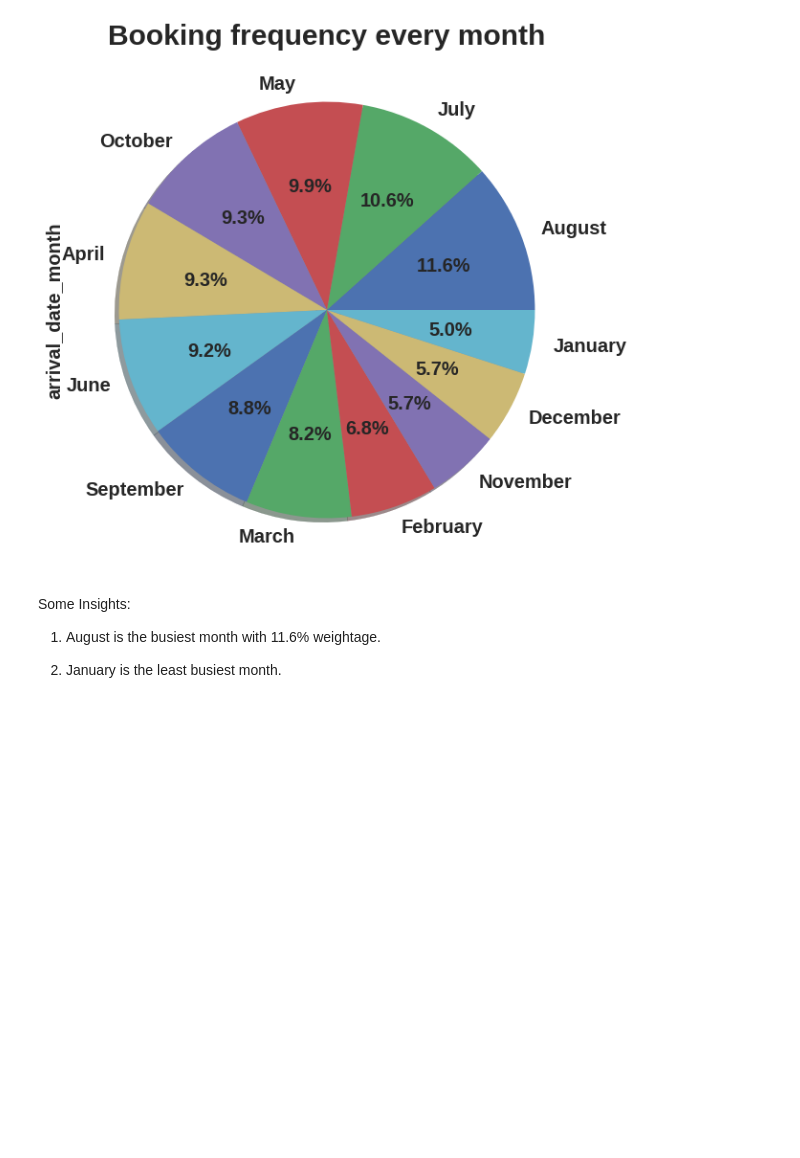
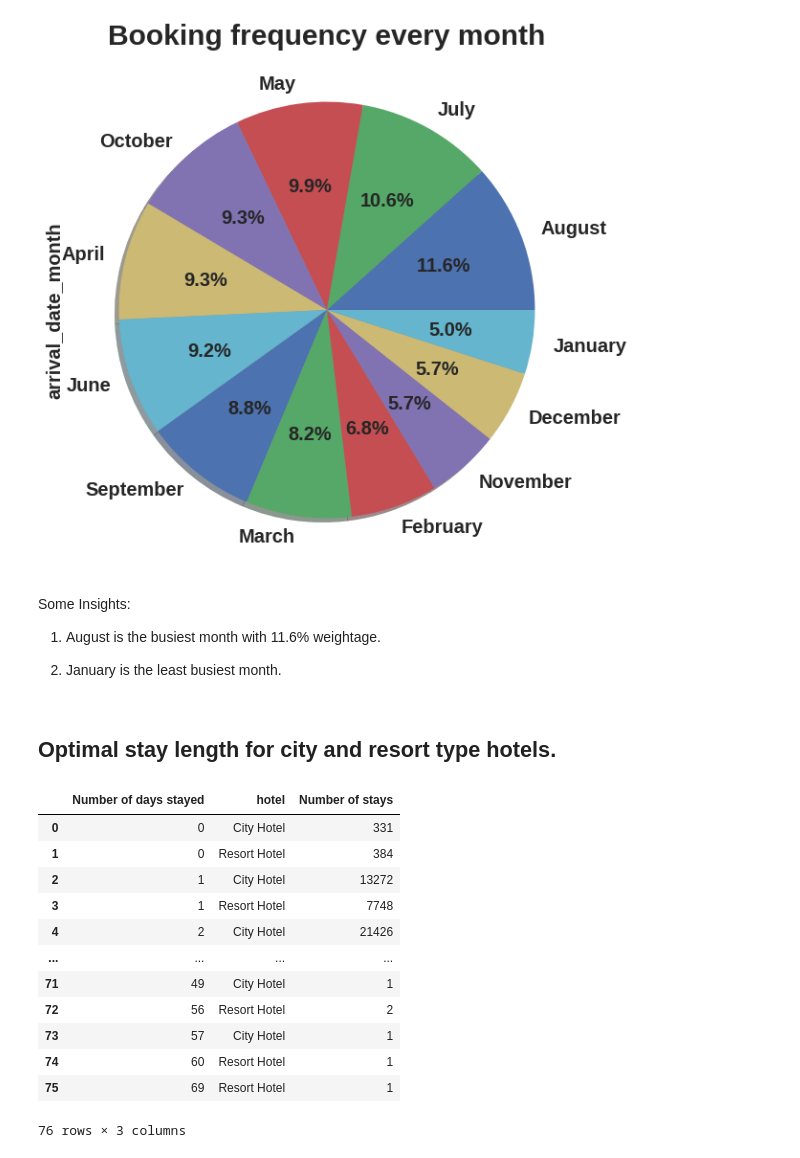
Before and after one commit to Samarjeet-singh-chhabra/EDA-Hotel-Booking-Analysis, a Jupyter notebook: Hotel_Booking_Analysis_Samarjeet_Singh_Chhabra.ipynb, the cells around one changed output. Drawn from its saved outputs; the diff is of its cells as text; code cells hidden in the pictures; blank space fills up the shorter version.

```diff
--- a/Hotel_Booking_Analysis_Samarjeet_Singh_Chhabra.ipynb
+++ b/Hotel_Booking_Analysis_Samarjeet_Singh_Chhabra.ipynb
@@ -366,3 +373,26 @@ Some Insights:
 1) August is the busiest month with 11.6% weightage.
 
 2) January is the least busiest month.
+# %% [markdown]
+## Optimal stay length for city and resort type hotels.
+# %%
+# Group by of total stay and hotel
+days_hotel = hotels_df_copy.groupby(['total_stay', 'hotel']).agg('count').reset_index()
+days_hotel = days_hotel.iloc[:, :3]                                                   # take 1st 3 columns
+days_hotel = days_hotel.rename(columns={'total_stay': 'Number of days stayed' ,'is_canceled':'Number of stays'})
+
+days_hotel
+# %% [output]
+|  | Number of days stayed | hotel | Number of stays |
+| 0 | 0 | City Hotel | 331 |
+| 1 | 0 | Resort Hotel | 384 |
+| 2 | 1 | City Hotel | 13272 |
+| 3 | 1 | Resort Hotel | 7748 |
+| 4 | 2 | City Hotel | 21426 |
+| ... | ... | ... | ... |
+| 71 | 49 | City Hotel | 1 |
+| 72 | 56 | Resort Hotel | 2 |
+| 73 | 57 | City Hotel | 1 |
+| 74 | 60 | Resort Hotel | 1 |
+| 75 | 69 | Resort Hotel | 1 |
+76 rows × 3 columns
```
Also changed, not shown: parts of 3 cells of this notebook.
